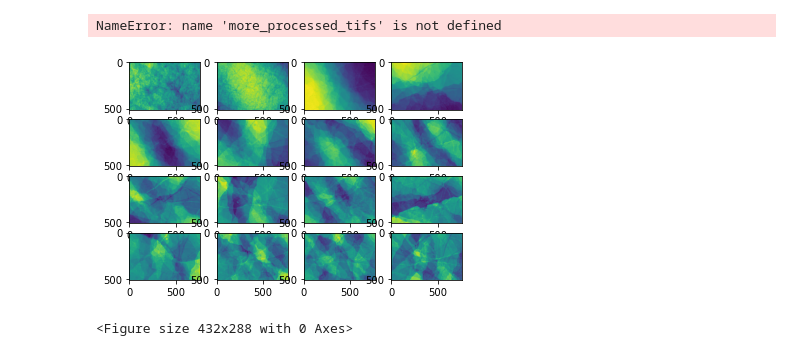
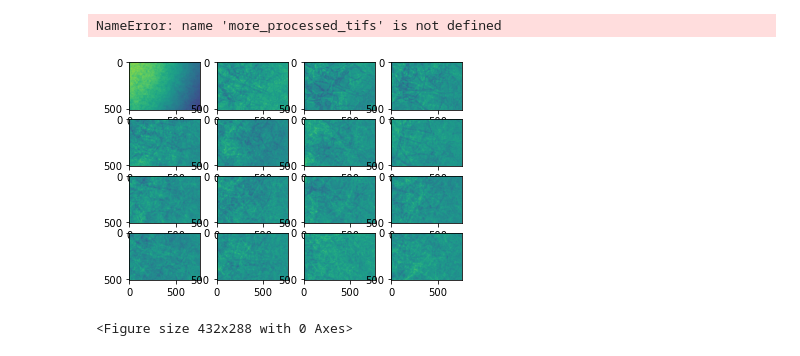
Before and after one commit to IExistSometimes/TIFF-An-y, a Jupyter notebook: PCA for de-gridding.ipynb, the cells around one changed output. Drawn from its saved outputs; the diff is of its cells as text; code cells hidden in the pictures.

Commit message:
PCA 2.0
First complete new PCA methodology using inboard tiles only

```diff
--- a/PCA for de-gridding.ipynb
+++ b/PCA for de-gridding.ipynb
@@ -113,3 +176,6 @@ ax = plain_example.plot.kde(bw_method = 0.01)
 ax = bright_example.plot.kde(bw_method = 0.01)
 # %% [output]
 [figure]
+# %%
+pca = PCA(n_components=15)
+pca.fit(inboard_downscaled_masked)
@@ -115,0 +192,31 @@ ax = bright_example.plot.kde(bw_method = 0.01)
+# %%
+new_processing_approach_tiffs = []
+black_mask_reapplied = []
+
+mean_contrast = pca.mean_.reshape(512,768) - np.mean(pca.mean_)
+mean_subtracted = ims_downscaled_array-mean_contrast
+for i in range(len(ims_downscaled_array)):
+    mean_subtracted_masked = np.zeros(ims_downscaled_array[i].shape)
+    mean_subtracted_masked[black_masks[i] == False] = mean_subtracted[i][black_masks[i] == False]
+    mean_subtracted_masked[black_masks[i] == True] = ims_downscaled_array[i][black_masks[i] == True]
+    black_mask_reapplied.append(mean_subtracted_masked)
+# %%
+for i in range(vertical_number):
+    for j in range(horizontal_number):
+        print(i+1,j+1)
+        pos_in_list = (horizontal_number*i)+j
+        to_save = (black_mask_reapplied[pos_in_list].reshape(512,768))*256
+        to_save = to_save.astype(np.uint16)
+        to_save = Image.fromarray(to_save)
+        if i>=9 and j>=9:
+            thing = 1
+            to_save.save('new_degrid_'+str(i+1)+'_'+str(j+1)+'.png')
+        elif i<9 and j<9:
+            thing = 1
+            to_save.save('new_degrid_0'+str(i+1)+'_0'+str(j+1)+'.png')
+        elif i<9:
+            thing = 1
+            to_save.save('new_degrid_0'+str(i+1)+'_'+str(j+1)+'.png')
+        elif j <9:
+            thing = 1
+            to_save.save('new_degrid_'+str(i+1)+'_0'+str(j+1)+'.png')
@@ -184,15 +334,15 @@ plt.imshow(ipca.mean_.reshape(512,768))
 # %%
 #Plotting the components next to eachother
 fig, axs = plt.subplots(4,4)
 #axs[0,0].imshow(thresholded_ipca.mean_.reshape(512,768))
 #for i in range(15):
 #    axs[np.floor_divide((i+1),4),np.mod((i+1),4)].imshow(thresholded_ipca.components_[i].reshape(512,768))
-axs[0,0].imshow(ipca.mean_.reshape(512,768))
+axs[0,0].imshow(pca.mean_.reshape(512,768))
 for i in range(15):
-    axs[np.floor_divide((i+1),4),np.mod((i+1),4)].imshow(ipca.components_[i].reshape(512,768))
-plt.savefig('PCA components for poster.svg', dpi = 500)
+    axs[np.floor_divide((i+1),4),np.mod((i+1),4)].imshow(pca.components_[i].reshape(512,768))
+plt.savefig('PCA components.svg', dpi = 500)
 # %% [output]
-[figure, old version]
+[figure, new version]
 # %%
 plt.savefig('PCA components for poster.svg', dpi = 500)
 # %% [output]
```
Also changed, not shown: parts of 13 cells of this notebook, 2 other files.
